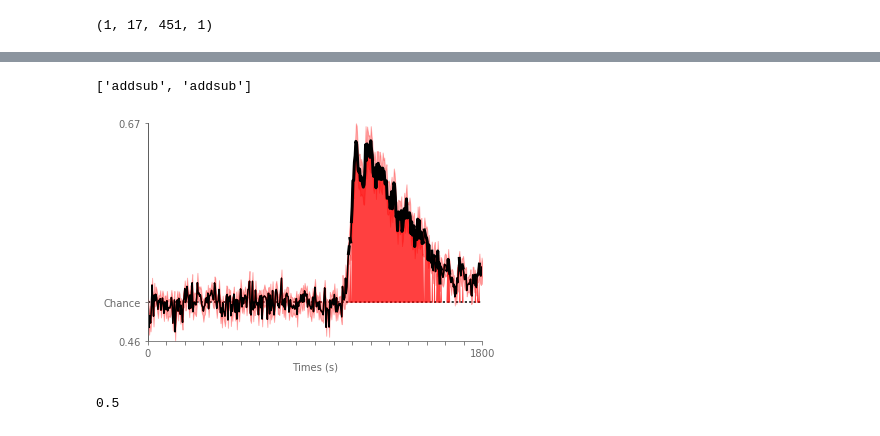
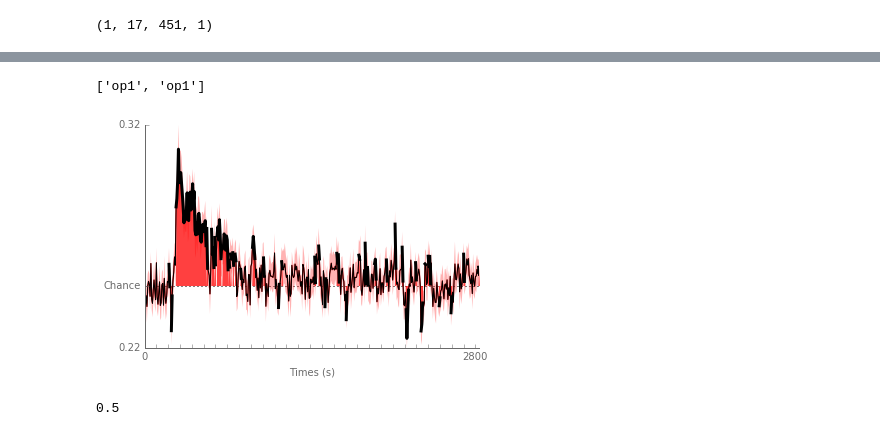
Before and after one commit to pinheirochagas/Calc_MEG, a Jupyter notebook: decoding/notebooks/decoding_notebook.ipynb, the cells around one changed output, grey strips where cells are left out. Saved outputs shown, nothing was run; the diff lists cells and outputs as text; code cells hidden in the pictures.

Commit message:
decoding time lock resp

```diff
--- a/decoding/notebooks/decoding_notebook.ipynb
+++ b/decoding/notebooks/decoding_notebook.ipynb
@@ -31,15 +36,15 @@ subjects = ['s03', 's04', 's05', 's06', 's07', 's08', 's09', 's10',
 #subjects = ['s03']
 #s02_op1_op1_results_class_accuracy_diagonal_nobaseline_correct.npy
 
-baselinecorr = 'nobaseline_correct'
+baselinecorr = 'nobaseline'
 dec_method = 'class'
 dec_scorer = 'accuracy'
-gatordiag = 'diagonal'
+gatordiag = 'gat'
 
-conditions = [['addsub', 'addsub']]
+conditions = [['op1', 'op1']]
 
-sfreq = 250
-chance = .5 #chance-level
+sfreq = 150
+chance = .25 #chance-level
 
 ttp = [-0.2] #starting time point
 toi = [[0.3, 0.6], [0.8, 2.532]] #training time points over which to average
@@ -136,3 +145,21 @@ calculating stats for condition_addsub_addsub
+# %%
+#Compute stats for each condition separately
+p_values_gat = np.zeros((len(conditions), all_scores.shape[2], all_scores.shape[3]))
+p_values_gat_fdr = np.zeros((len(conditions), all_scores.shape[2], all_scores.shape[3]))
+p_values_diagonal = np.zeros((len(conditions), all_diagonals.shape[2]))
+p_values_diagonal_fdr = np.zeros((len(conditions), all_diagonals.shape[2]))
+
+
+for c, cond in enumerate(conditions):
+    print('calculating stats for condition' + '_' + cond[0] + '_' + cond[1])
+    p_values_gat[c, :, :] = parallel_stats(all_scores[c, :, :, :] - chance, function = _my_mannwhitneyu, correction = False, n_jobs = -1)
+    p_values_gat_fdr[c, :, :] = parallel_stats(all_scores[c, :, :, :] - chance, function = _my_mannwhitneyu, correction = 'FDR', n_jobs = -1)
+    p_values_diagonal[c, :] = parallel_stats(all_diagonals[c, :, :] - chance, function = _my_mannwhitneyu, correction = False, n_jobs = -1)
+    p_values_diagonal_fdr[c, :] = parallel_stats(all_diagonals[c, :, :] - chance, function = _my_mannwhitneyu, correction = 'FDR', n_jobs = -1)
+
+    #Get one-sided p-value
+    p_values_diagonal[c, :] = p_values_diagonal[c, :]/2.
+    p_values_diagonal_fdr[c, :] = p_values_diagonal_fdr[c, :]/2.
 # %%
 all_scores.shape
 # %% [output]
@@ -160,7 +199,7 @@ IndexError: index 0 is out of bounds for axis 0 with size 0
 #Plot original GAT - group
 for c, cond in enumerate(conditions):
     print(cond)
-    pretty_gat(group_scores[c, :, :], chance = chance, ax = None, sig = None, cmap = 'RdBu_r',
+    pretty_gat(group_scores[c, 0:300, 0:300], chance = chance, ax = None, sig = None, cmap = 'RdBu_r',
              clim = None, colorbar = True, xlabel = 'Testing Time (s)',
              ylabel = 'Training Time (s)', sfreq = 125, test_times = None)
     plt.show()
@@ -179,7 +221,7 @@ for c, cond in enumerate(conditions):
 for c, cond in enumerate(conditions):
     classLines = [None, None, toi, toi]
     print(cond)
-    pretty_gat(group_scores[c, :, :], chance = chance, ax = None, sig = p_values_gat[c,:], cmap = 'RdBu_r',
+    pretty_gat(group_scores[c, :, :], chance = chance, ax = None, sig = p_values_gat_fdr[c,:]<0.05, cmap = 'RdBu_r',
              colorbar = None, xlabel = 'Testing Time (s)',
              ylabel = 'Training Time (s)', sfreq = 125, test_times = None)
     fname = dirs['gp_result'] + '/' + cond[0] + '_' + cond[1] + '-uncorrectedGAT_contour.tif'
@@ -188,29 +233,29 @@ for c, cond in enumerate(conditions):
 # %%
 #Plot diagonal with uncorrected p values
 #colors = ['dodgerblue', 'darkturquoise', 'darkred', 'crimson']
 colors = [(0.0, 0.4470588235294118, 0.6980392156862745),
                  (0.0, 0.6196078431372549, 0.45098039215686275),
                  (0.8352941176470589, 0.3686274509803922, 0.0),
                  (0.8, 0.4745098039215686, 0.6549019607843137),
                  (0.9411764705882353, 0.8941176470588236, 0.25882352941176473),
                  (0.33725490196078434, 0.7058823529411765, 0.9137254901960784)]
 
 for c, cond in enumerate(conditions):
         print (cond)
         #print(times[np.where(p_values_diagonal[c, :] < .05)])
-        pretty_decod(all_scores[0,:, :, 0], chance=chance, sig=p_values_gat_fdr[0,:,0]<0.01,
+        pretty_decod(all_diagonals[c, :, :], chance=chance, sig=p_values_diagonal_fdr[c, :]<0.0001,
                  color=[1,0,0], fill=True, xlabel='Times (s)', sfreq=sfreq)
         fname = dirs['gp_result'] + '/' + cond[0] + '_' + cond[1] + '-uncorrectedDiag_smooth.tif'
         #plt.savefig(fname, format = 'tif', dpi = 300, bbox_inches = 'tight')
 
         plt.show()
 # %% [output]
-['addsub', 'addsub']
+['op1', 'op1']
-[figure, old version]
+[figure, new version]
-# %%
-chance
-# %% [output]
-0.5
+# %%
+all_diagonals
+# %% [output]
+0.5
 # %%
 #Plot decoding with corrected p values
 #colors = ['dodgerblue', 'darkturquoise', 'darkred', 'crimson']
```
Also changed, not shown: parts of 6 cells of this notebook, 27 other files.
